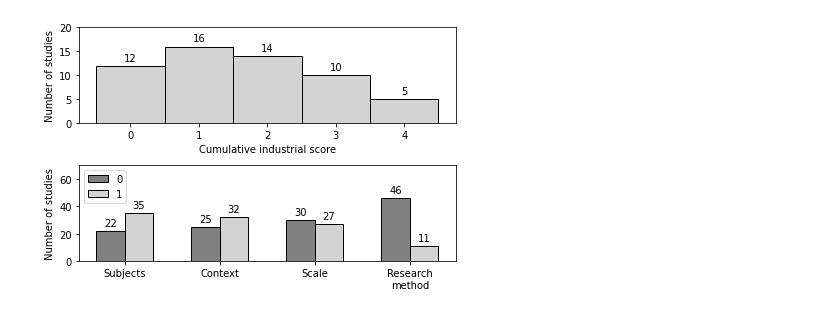
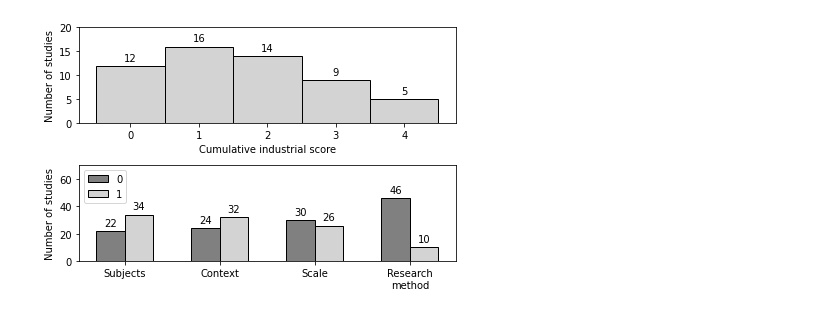
Before and after one commit to S2-group/SLR-2021, a Jupyter notebook: data_analysis/result_plots.ipynb, the cells around one changed output. Drawn from its saved outputs; the diff is of its cells as text; code cells hidden in the pictures.

```diff
--- a/data_analysis/result_plots.ipynb
+++ b/data_analysis/result_plots.ipynb
@@ -4,11 +4,11 @@ import numpy as np
 import scipy.interpolate as interpolate
 # %%
 total_scores = [0, 1, 2, 3, 4]
-no_of_studies = [12, 16, 14, 10, 5]
+no_of_studies = [12, 16, 14, 9, 5]
 
 labels = ['Subjects', 'Context', 'Scale', 'Research\nmethod']
-score_zero = [22, 25, 30, 46]
-score_one = [35, 32, 27, 11]
+score_zero = [22, 24, 30, 46]
+score_one = [34, 32, 26, 10]
 
 x = np.arange(len(labels))
 width = 0.30
@@ -23,31 +23,31 @@ ax1.set_xlabel('Cumulative industrial score')
 rects1 = ax2.bar(x - width/2, score_zero, width, label='0', color='gray', edgecolor="black")
 rects2 = ax2.bar(x + width/2, score_one, width, label='1', color='lightgray', edgecolor="black")
 
 ax2.set_ylabel('Number of studies')
 ax2.set_xticks(x)
 ax2.set_xticklabels(labels)
 ax2.legend()
 
 
 def autolabel(rects, ax):
     for rect in rects:
         height = rect.get_height()
         ax.annotate('{}'.format(height),
                     xy=(rect.get_x() + rect.get_width() / 2, height),
                     xytext=(0, 3),  # 3 points vertical offset
                     textcoords="offset points",
                     ha='center', va='bottom')
 
 autolabel(rects, ax1)
 autolabel(rects1, ax2)
 autolabel(rects2, ax2)
 
 ax1.set_ylim(0, 20)
 ax2.set_ylim(0, 70)
 
 fig.tight_layout()
 
 #plt.show()
 plt.savefig('figures/industrial_score.pdf', bbox_inches='tight')
 # %% [output]
-[figure, old version]
+[figure, new version]
```
Also changed, not shown: 7 other files.
